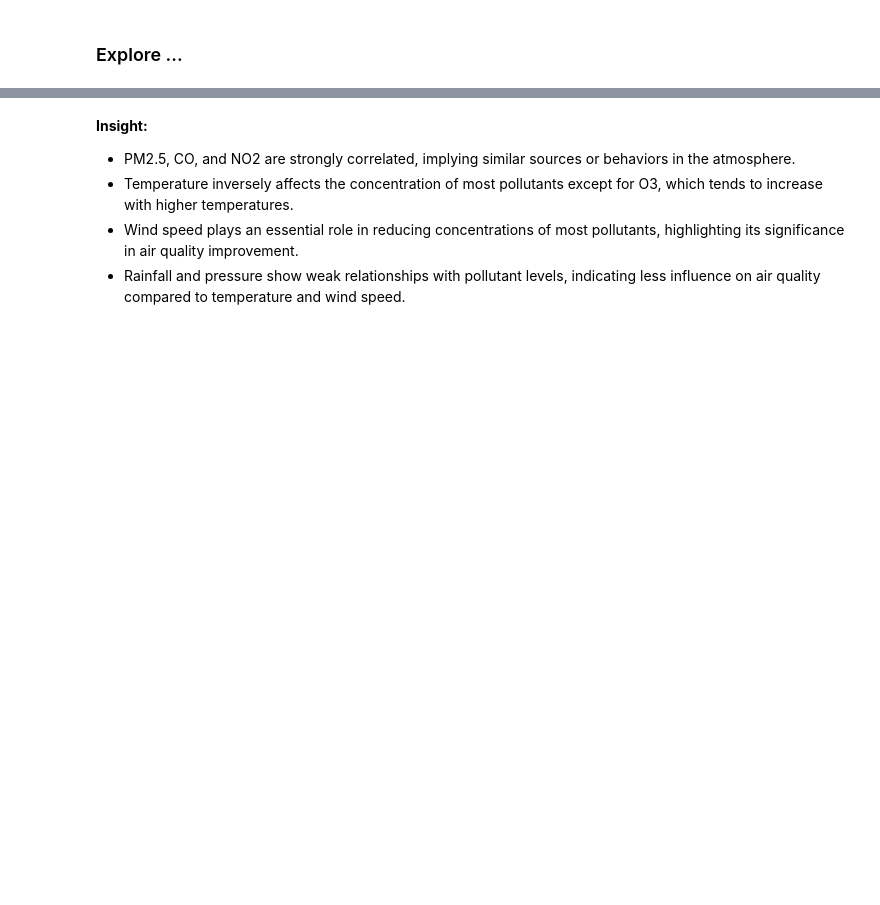
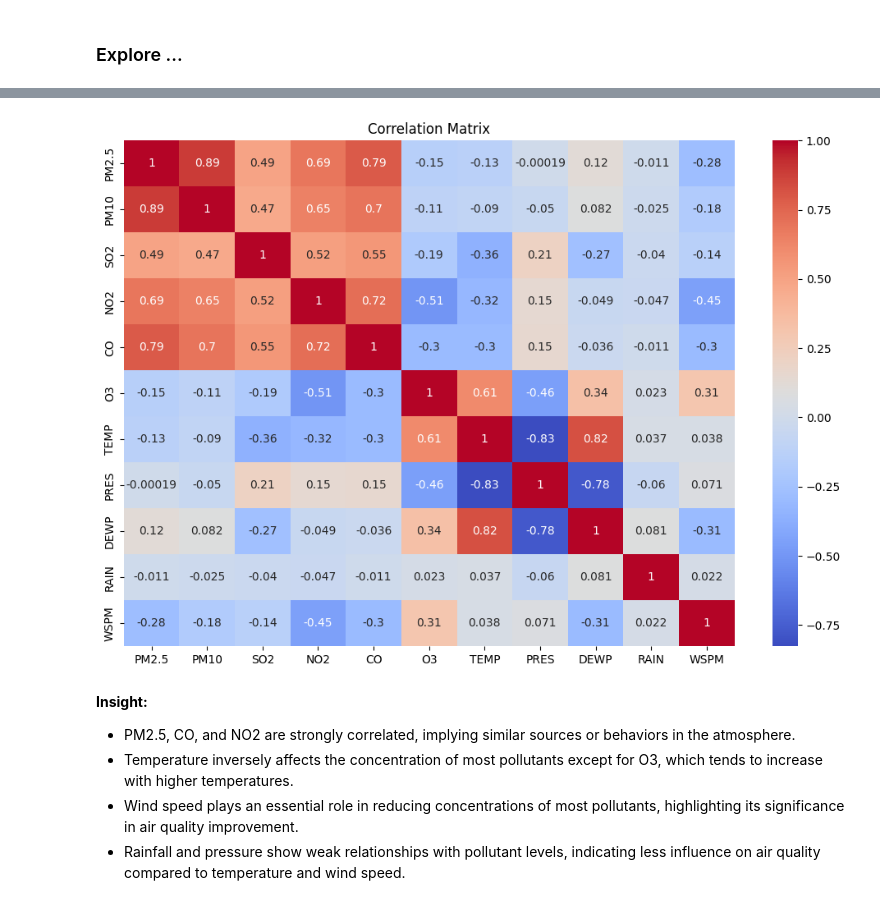
Before and after one commit to Syzst/project-aqi-dicoding-datascience, a Jupyter notebook: Proyek_Analisis_Data.ipynb, the cells around one changed output, grey strips where cells are left out. Drawn from its saved outputs; the diff is of its cells as text; code cells hidden in the pictures; blank space fills up the shorter version.

Commit message:
Dicoding Submission

```diff
--- a/Proyek_Analisis_Data.ipynb
+++ b/Proyek_Analisis_Data.ipynb
@@ -24,7 +26,7 @@ import seaborn as sns
 ### Gathering Data
 # %%
 # Load the dataset from the provided URL into a DataFrame
-file_path = "https://raw.githubusercontent.com/Syzst/project-aqi-dicoding-datascience/refs/heads/main/Data/PRSA_Data_20130301-20170228/PRSA_Data_Guanyuan_20130301-20170228.csv"
+file_path = "https://raw.githubusercontent.com/Syzst/project-aqi-dicoding-datascience/refs/heads/main/data/PRSA_Data_20130301-20170228/PRSA_Data_Guanyuan_20130301-20170228.csv"
 guanyuan_df = pd.read_csv(file_path)
 # %% [markdown]
 **Insight:**
@@ -227,4 +257,12 @@ guanyuan_df.head()
 # %%
+# --- Multivariate Analysis ---
+
+# Select only numeric columns (pollutants) for correlation
 correlation_matrix = guanyuan_df[['PM2.5', 'PM10', 'SO2', 'NO2', 'CO', 'O3', 'TEMP', 'PRES', 'DEWP', 'RAIN', 'WSPM']].corr()
-correlation_matrix
+
+# Plot the correlation matrix
+plt.figure(figsize=(12, 8))
+sns.heatmap(correlation_matrix, annot=True, cmap='coolwarm')
+plt.title("Correlation Matrix")
+plt.show()
 # %% [output]
@@ -243,3 +269,4 @@ correlation_matrix
+[figure, added]
 # %% [markdown]
 **Insight:**
 - PM2.5, CO, and NO2 are strongly correlated, implying similar sources or behaviors in the atmosphere.
```
Also changed, not shown: parts of 10 cells of this notebook.
